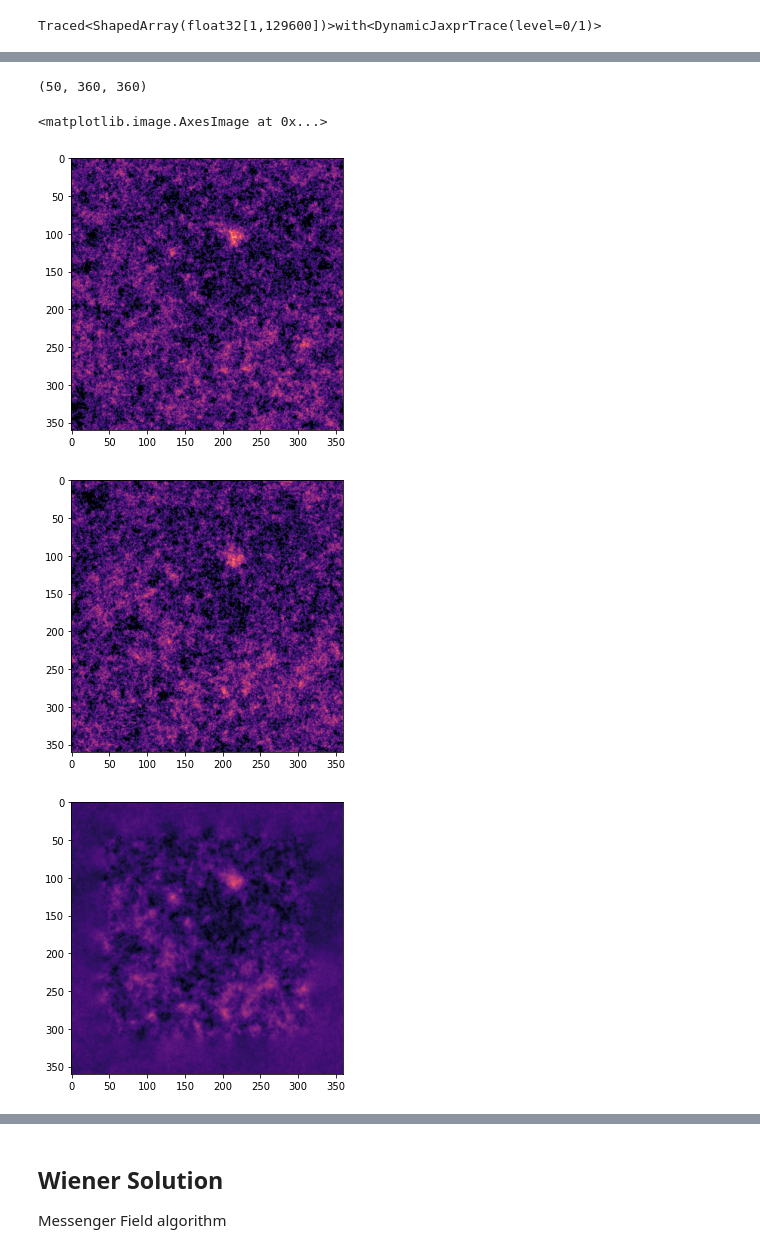
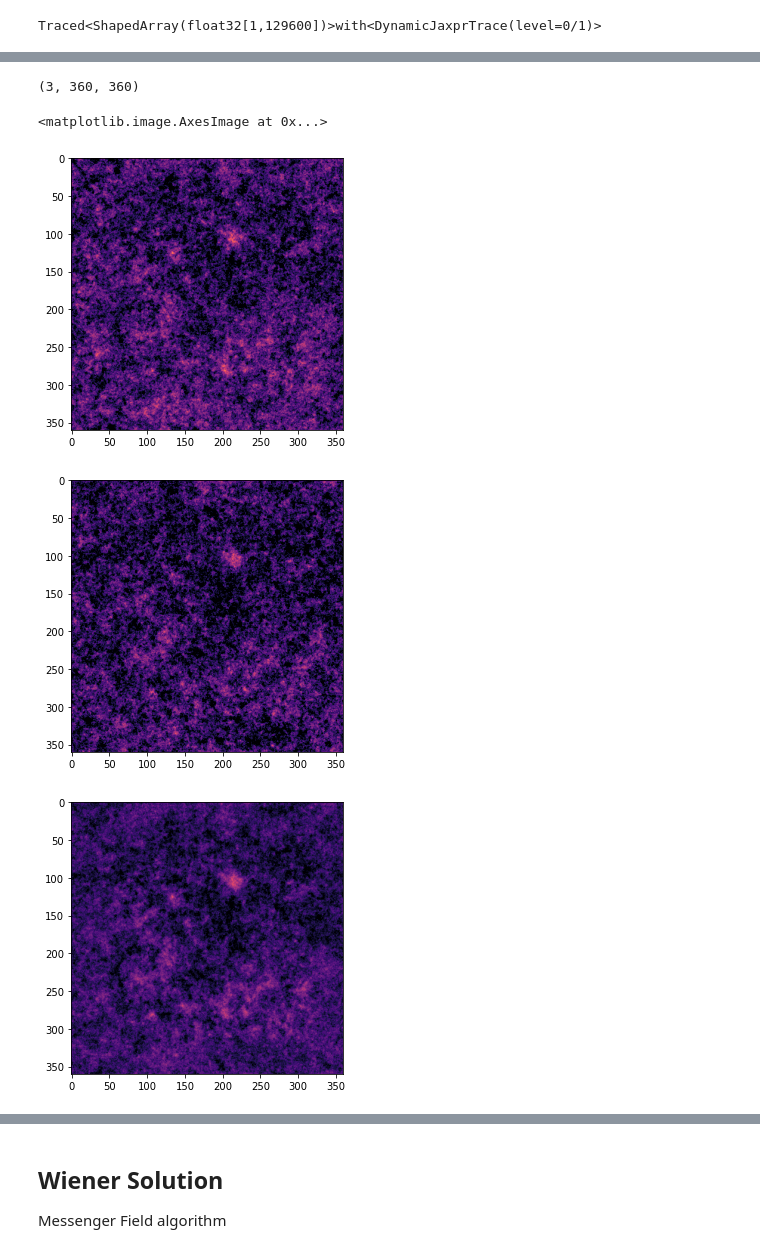
Before and after one commit to CosmoStat/jax-lensing, a Jupyter notebook: papers/Remy2021/WienerGaussianPrior.ipynb, the cells around one changed output, grey strips where cells are left out. Cells and saved outputs as stored; diff of their text form; code cells hidden in the pictures.

Commit message:
update wiener figure

```diff
--- a/papers/Remy2021/WienerGaussianPrior.ipynb
+++ b/papers/Remy2021/WienerGaussianPrior.ipynb
@@ -147,7 +147,7 @@ from jax_lensing.samplers.tempered_sampling import TemperedMC
 # %%
 import numpy as onp
 
-batch_size = 50
+batch_size = 3
 
 initial_temperature = 1.
 initial_step_size = 0.013
@@ -236,19 +236,19 @@ Wall time: 24min 30s
 # %%
 sol = samples[-1,...].reshape(-1, 360, 360)
-np.save('../../results/gaussian/samples_9.npy', sol)
+#np.save('../../results/gaussian/samples_10.npy', sol)
 
 print(sol.shape)
 
 figure()
 imshow(sol[0, :].reshape(360,360), cmap='magma', vmin=-0.05, vmax=0.2)
 figure()
 imshow(sol[1, :].reshape(360,360), cmap='magma', vmin=-0.05, vmax=0.2)
 figure()
 imshow(sol.mean(0).reshape(360,360), cmap='magma', vmin=-0.05, vmax=0.2)
 # %% [output]
-(50, 360, 360)
+(3, 360, 360)
 <matplotlib.image.AxesImage at 0x...>
-[figure, old version]
+[figure, new version]
-[figure, old version]
+[figure, new version]
-[figure, old version]
+[figure, new version]
 # %%
```
Also changed, not shown: parts of 22 cells of this notebook.
